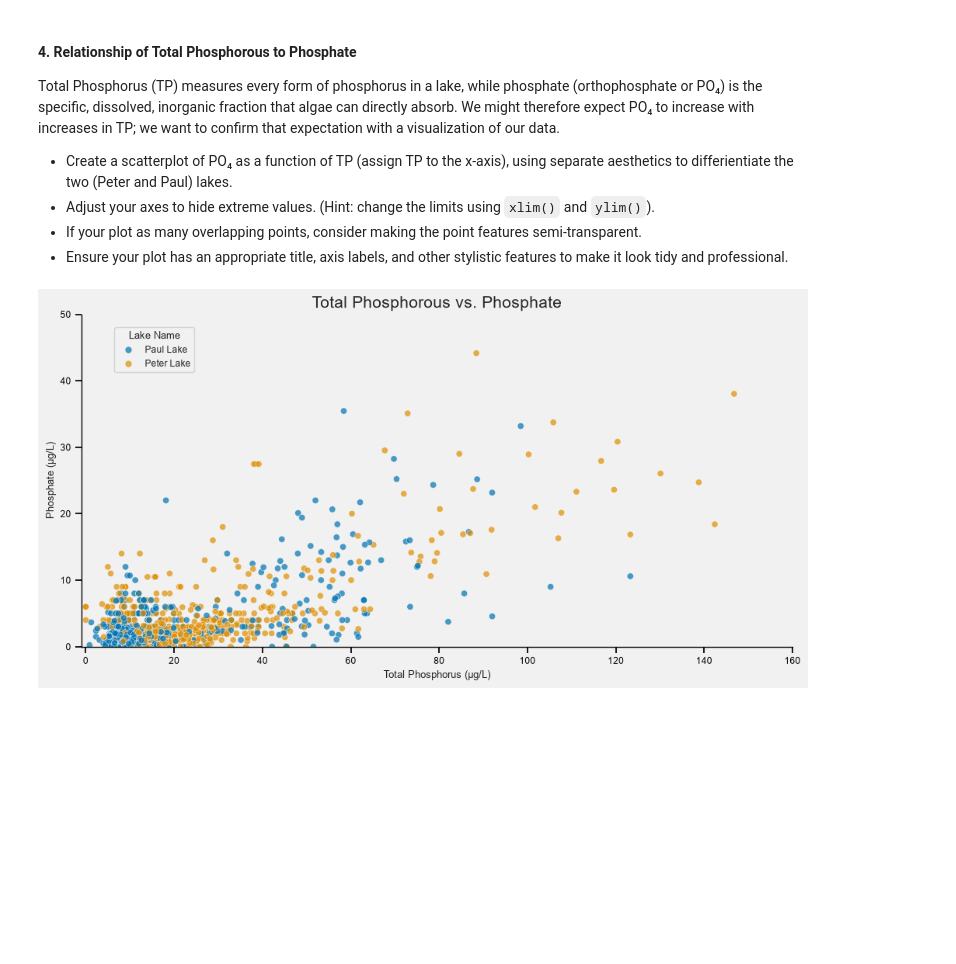
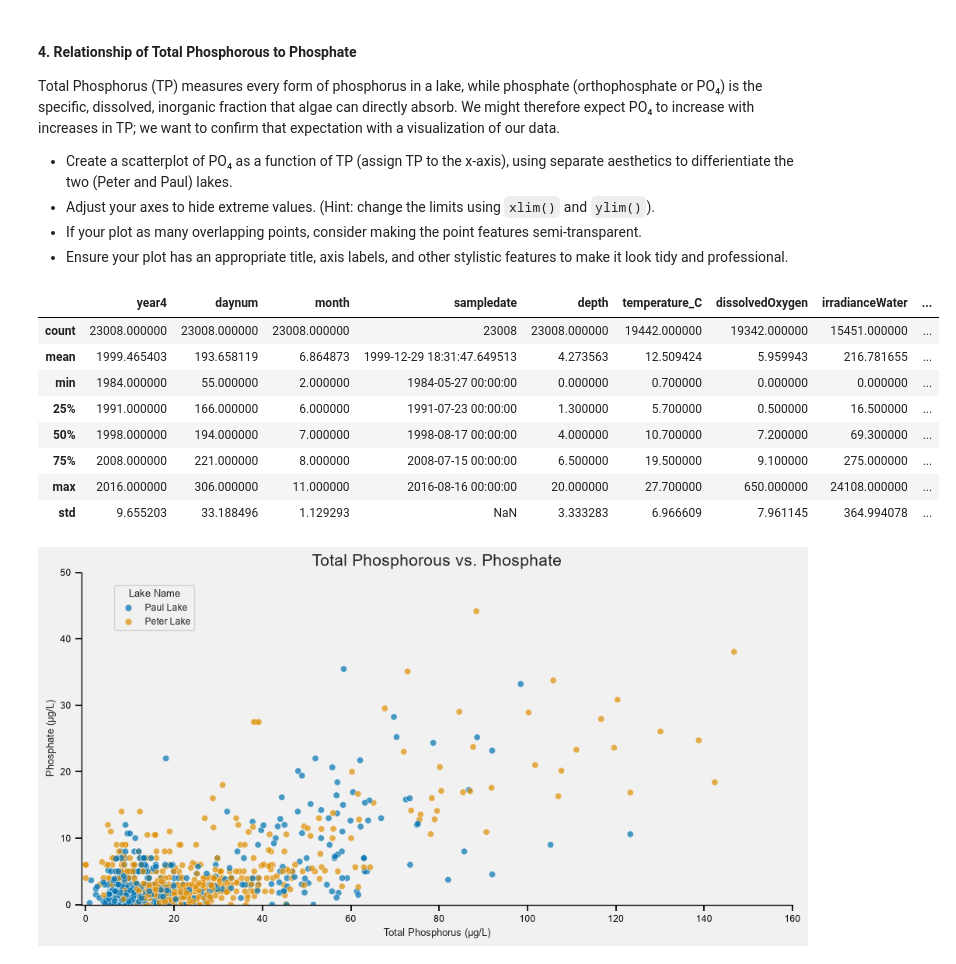
Before and after one commit to sarahj-hall/ENV700, a Jupyter notebook: Assignments/A5-DataVisualization.ipynb, the cells around one changed output. Cells and saved outputs as stored; diff of their text form; code cells hidden in the pictures; blank space fills up the shorter version.

```diff
--- a/Assignments/A5-DataVisualization.ipynb
+++ b/Assignments/A5-DataVisualization.ipynb
@@ -111,6 +116,18 @@ Total Phosphorus (TP) measures every form of phosphorus in a lake, while phospha
 - Adjust your axes to hide extreme values. (Hint: change the limits using `xlim()` and `ylim()`).
 - If your plot as many overlapping points, consider making the point features semi-transparent.
 - Ensure your plot has an appropriate title, axis labels, and other stylistic features to make it look tidy and professional.
+# %%
+NTL_LTER.describe()
+# %% [output]
+|  | year4 | daynum | month | sampledate | depth | temperature_C | dissolvedOxygen | irradianceWater | ... |
+| count | 23008.000000 | 23008.000000 | 23008.000000 | 23008 | 23008.000000 | 19442.000000 | 19342.000000 | 15451.000000 | ... |
+| mean | 1999.465403 | 193.658119 | 6.864873 | 1999-12-29 18:31:47.649513 | 4.273563 | 12.509424 | 5.959943 | 216.781655 | ... |
+| min | 1984.000000 | 55.000000 | 2.000000 | 1984-05-27 00:00:00 | 0.000000 | 0.700000 | 0.000000 | 0.000000 | ... |
+| 25% | 1991.000000 | 166.000000 | 6.000000 | 1991-07-23 00:00:00 | 1.300000 | 5.700000 | 0.500000 | 16.500000 | ... |
+| 50% | 1998.000000 | 194.000000 | 7.000000 | 1998-08-17 00:00:00 | 4.000000 | 10.700000 | 7.200000 | 69.300000 | ... |
+| 75% | 2008.000000 | 221.000000 | 8.000000 | 2008-07-15 00:00:00 | 6.500000 | 19.500000 | 9.100000 | 275.000000 | ... |
+| max | 2016.000000 | 306.000000 | 11.000000 | 2016-08-16 00:00:00 | 20.000000 | 27.700000 | 650.000000 | 24108.000000 | ... |
+| std | 9.655203 | 33.188496 | 1.129293 | NaN | 3.333283 | 6.966609 | 7.961145 | 364.994078 | ... |
 # %%
 # 4. Create a scatterplot of PO4 vs TP
 g = sns.relplot(
```
Also changed, not shown: parts of 4 cells of this notebook, 4 other files.
